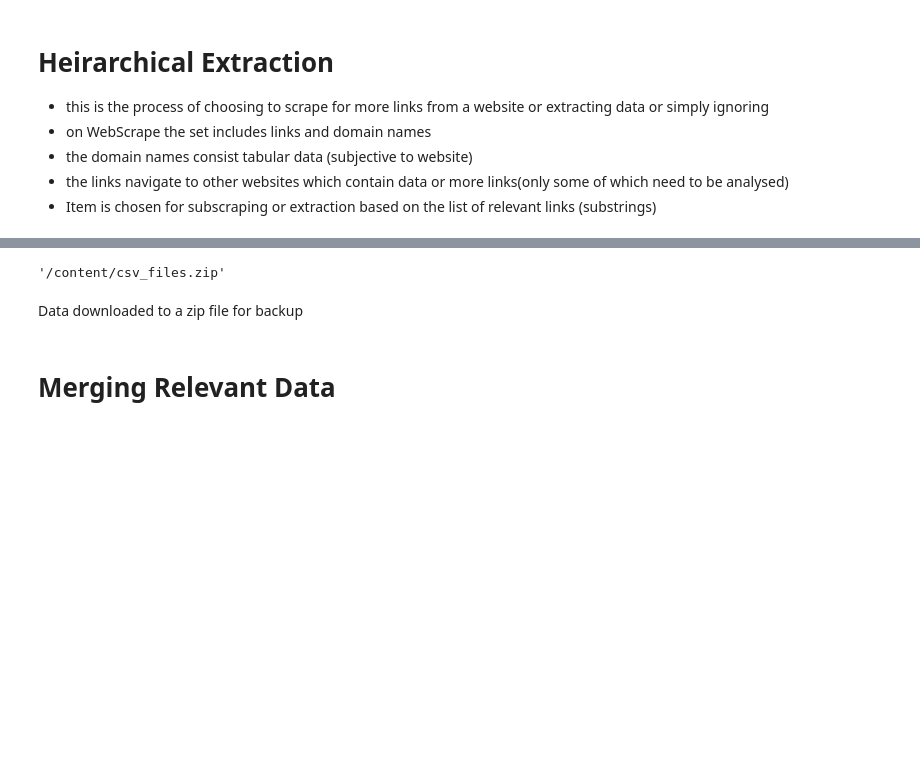
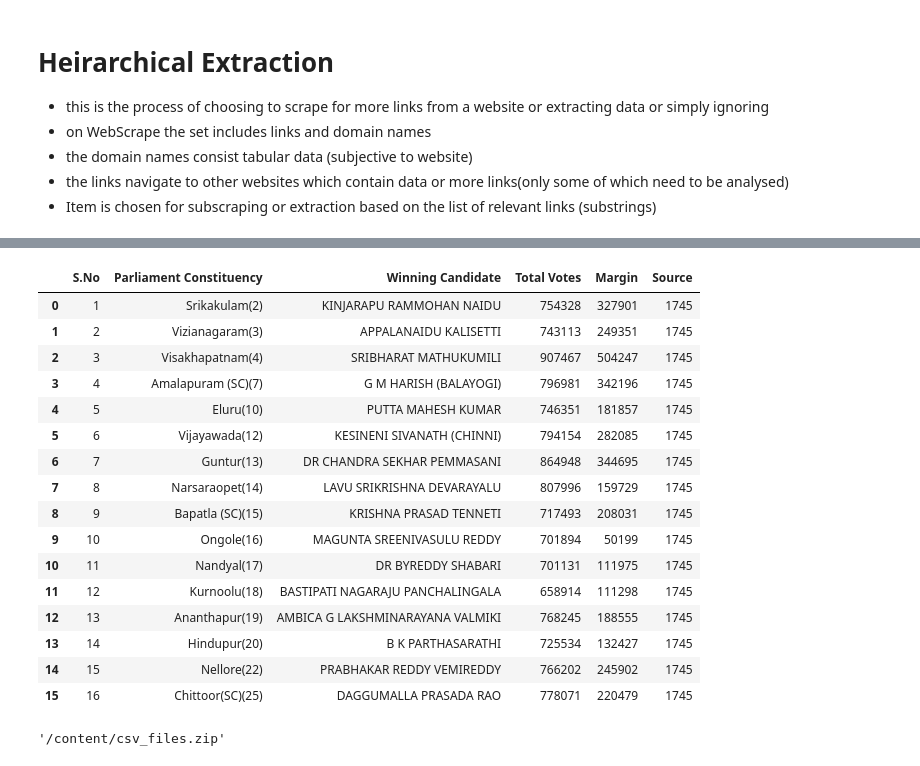
Before and after one commit to bryaanabraham/Election-Data-Analysis, a Jupyter notebook: Election_data.ipynb, the cells around one changed output, grey strips where cells are left out. Saved outputs shown, nothing was run; the diff lists cells and outputs as text; code cells hidden in the pictures; blank space fills up the shorter version.

Commit message:
Data Extracted - Constituency wise pending

```diff
--- a/Election_data.ipynb
+++ b/Election_data.ipynb
@@ -79,5 +86,7 @@ def webScrape(links):
 # %%
 # Initial Fetch [2]
-url = ["https://results.eci.gov.in/"]
-urls = webScrape(url)
+home_url = ['https://results.eci.gov.in']
+nav_from_urls = webScrape(home_url)
+for link in nav_from_urls:
+    print(link)
 # %% [output]
@@ -92,7 +100,7 @@ Total Links: 7
 # %%
-# excluding false positives
-urls = [item for item in urls if 'https'in item]
-for link in urls:
+# excluding false positives (removing unneeded links)
+nav_from_urls = [item for item in nav_from_urls if 'results.eci.gov' in item]
+for link in nav_from_urls:
     print(link)
-print(f"Total Links: {len(urls)}")
+print(f"Total Links: {len(nav_from_urls)}")
 # %% [output]
@@ -126,0 +112,2 @@ Total Links: 152
+# %%
+next_nav_urls = webScrape(nav_from_urls)
@@ -146,8 +155,8 @@ import os
 os.makedirs('csv_files', exist_ok=True)
 location = 'csv_files'
 # %%
-relevant_links = ['AcResultGenJune','AcResultByeJune']
-relevant_domain_names = ['partywisewinresult','candidateswise', ]
+relevant_address = 'https://results.eci.gov.in'
+relevant_domain_names = ['partywisewinresultState','candidateswise', ]
 #filtered_links = [item for item in absolute_links if 'candidateswise'in item]
 # %%
 def save2csv(df, name, location):
@@ -194,0 +216,20 @@ MissingSchema: Invalid URL 'A': No scheme supplied. Perhaps you meant https://A?
+# %%
+df_gen_party
+# %% [output]
+|  | S.No | Parliament Constituency | Winning Candidate | Total Votes | Margin | Source |
+| 0 | 1 | Srikakulam(2) | KINJARAPU RAMMOHAN NAIDU | 754328 | 327901 | 1745 |
+| 1 | 2 | Vizianagaram(3) | APPALANAIDU KALISETTI | 743113 | 249351 | 1745 |
+| 2 | 3 | Visakhapatnam(4) | SRIBHARAT MATHUKUMILI | 907467 | 504247 | 1745 |
+| 3 | 4 | Amalapuram (SC)(7) | G M HARISH (BALAYOGI) | 796981 | 342196 | 1745 |
+| 4 | 5 | Eluru(10) | PUTTA MAHESH KUMAR | 746351 | 181857 | 1745 |
+| 5 | 6 | Vijayawada(12) | KESINENI SIVANATH (CHINNI) | 794154 | 282085 | 1745 |
+| 6 | 7 | Guntur(13) | DR CHANDRA SEKHAR PEMMASANI | 864948 | 344695 | 1745 |
+| 7 | 8 | Narsaraopet(14) | LAVU SRIKRISHNA DEVARAYALU | 807996 | 159729 | 1745 |
+| 8 | 9 | Bapatla (SC)(15) | KRISHNA PRASAD TENNETI | 717493 | 208031 | 1745 |
+| 9 | 10 | Ongole(16) | MAGUNTA SREENIVASULU REDDY | 701894 | 50199 | 1745 |
+| 10 | 11 | Nandyal(17) | DR BYREDDY SHABARI | 701131 | 111975 | 1745 |
+| 11 | 12 | Kurnoolu(18) | BASTIPATI NAGARAJU PANCHALINGALA | 658914 | 111298 | 1745 |
+| 12 | 13 | Ananthapur(19) | AMBICA G LAKSHMINARAYANA VALMIKI | 768245 | 188555 | 1745 |
+| 13 | 14 | Hindupur(20) | B K PARTHASARATHI | 725534 | 132427 | 1745 |
+| 14 | 15 | Nellore(22) | PRABHAKAR REDDY VEMIREDDY | 766202 | 245902 | 1745 |
+| 15 | 16 | Chittoor(SC)(25) | DAGGUMALLA PRASADA RAO | 778071 | 220479 | 1745 |
@@ -200,7 +246,3 @@ output_zip_file = '/content/csv_files.zip'
 shutil.make_archive(output_zip_file.replace('.zip', ''), 'zip', directory_to_compress)
 # %% [output]
 '/content/csv_files.zip'
-# %% [markdown]
-Data downloaded to a zip file for backup
-# %% [markdown]
-# Merging Relevant Data
```
Also changed, not shown: parts of 13 cells of this notebook.
